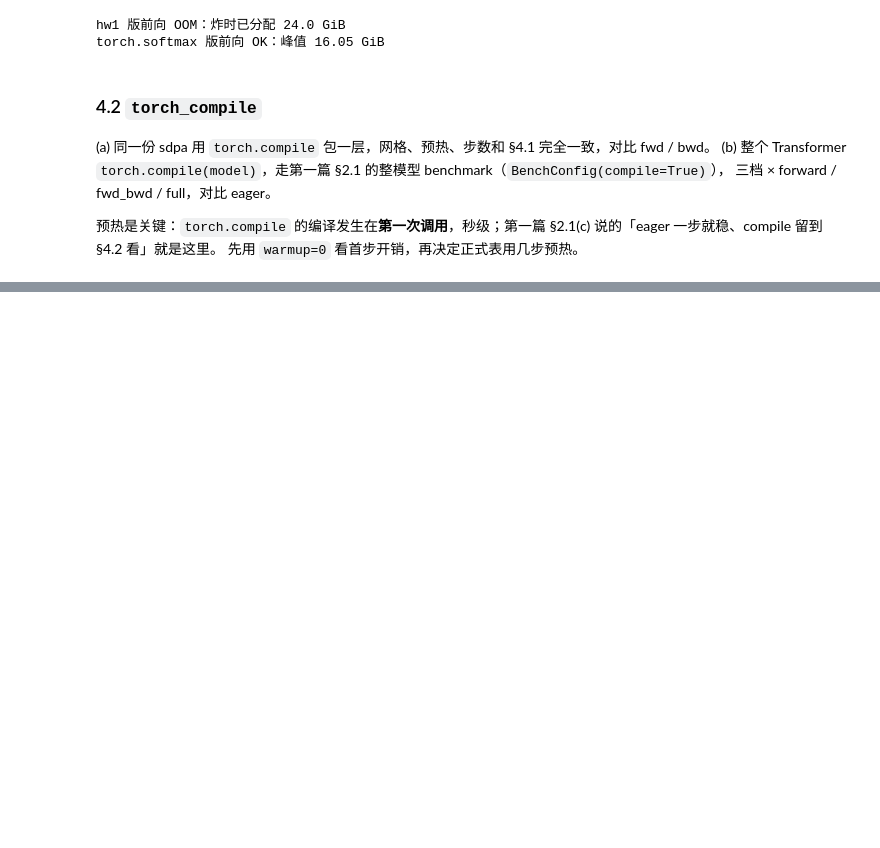
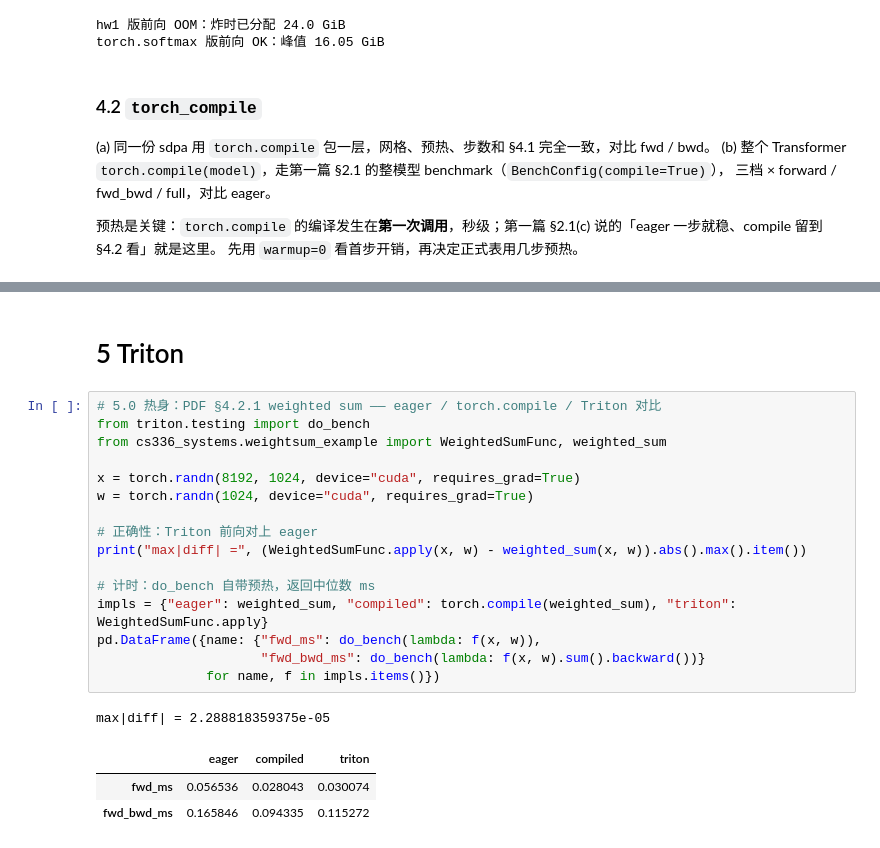
Before and after one commit to noviorlu/cs336, a Jupyter notebook: hw2/notes/blog2.ipynb, the cells around one changed output, grey strips where cells are left out. Drawn from its saved outputs; the diff is of its cells as text; blank space fills up the shorter version.

```diff
--- a/hw2/notes/blog2.ipynb
+++ b/hw2/notes/blog2.ipynb
@@ -198,0 +200,23 @@ model_cmp.pivot(index=["size", "mode"], columns="compile", values=["avg_ms", "pe
+# %% [markdown]
+# 5 Triton
+# %%
+# 5.0 热身：PDF §4.2.1 weighted sum —— eager / torch.compile / Triton 对比
+from triton.testing import do_bench
+from cs336_systems.weightsum_example import WeightedSumFunc, weighted_sum
+
+x = torch.randn(8192, 1024, device="cuda", requires_grad=True)
+w = torch.randn(1024, device="cuda", requires_grad=True)
+
+# 正确性：Triton 前向对上 eager
+print("max|diff| =", (WeightedSumFunc.apply(x, w) - weighted_sum(x, w)).abs().max().item())
+
+# 计时：do_bench 自带预热，返回中位数 ms
+impls = {"eager": weighted_sum, "compiled": torch.compile(weighted_sum), "triton": WeightedSumFunc.apply}
+pd.DataFrame({name: {"fwd_ms": do_bench(lambda: f(x, w)),
+                     "fwd_bwd_ms": do_bench(lambda: f(x, w).sum().backward())}
+              for name, f in impls.items()})
+# %% [output]
+max|diff| = 2.288818359375e-05
+|  | eager | compiled | triton |
+| fwd_ms | 0.056536 | 0.028043 | 0.030074 |
+| fwd_bwd_ms | 0.165846 | 0.094335 | 0.115272 |
```
Also changed, not shown: parts of 5 cells of this notebook, 12 other files.
